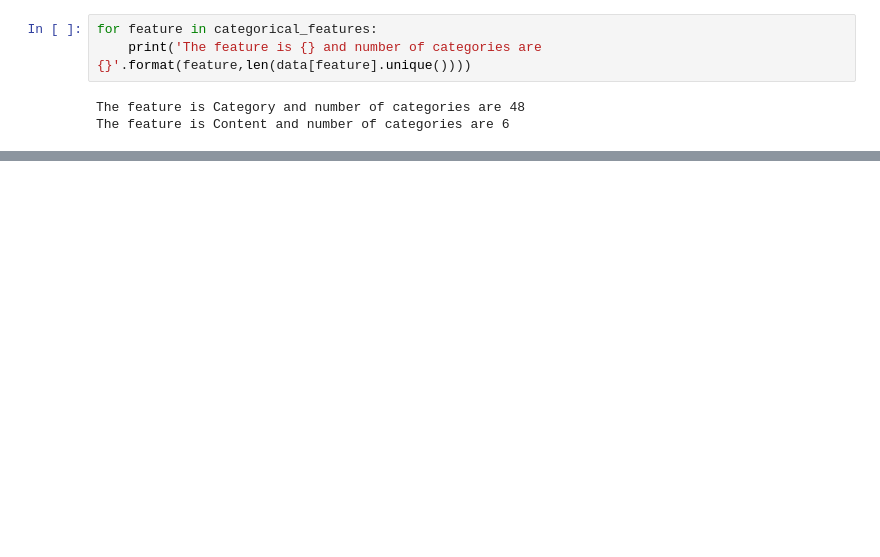
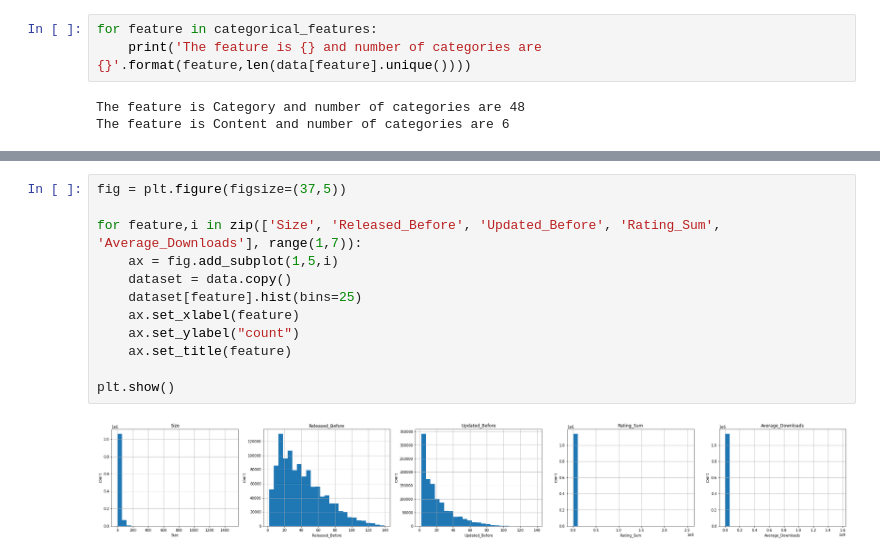
Before and after one commit to Nithish1201/Success_prediction_of_app, a Jupyter notebook: EDA.ipynb, the cells around one changed output, grey strips where cells are left out. Cells and saved outputs as stored; diff of their text form; blank space fills up the shorter version.

```diff
--- a/EDA.ipynb
+++ b/EDA.ipynb
@@ -206,0 +172,14 @@ sorted(data['Average_Downloads'].values)[0]
+# %%
+fig = plt.figure(figsize=(37,5))
+
+for feature,i in zip(['Size', 'Released_Before', 'Updated_Before', 'Rating_Sum', 'Average_Downloads'], range(1,7)):
+    ax = fig.add_subplot(1,5,i)
+    dataset = data.copy()
+    dataset[feature].hist(bins=25)
+    ax.set_xlabel(feature)
+    ax.set_ylabel("count")
+    ax.set_title(feature)
+
+plt.show()
+# %% [output]
+[figure, added]
```
Also changed, not shown: parts of 22 cells of this notebook.
